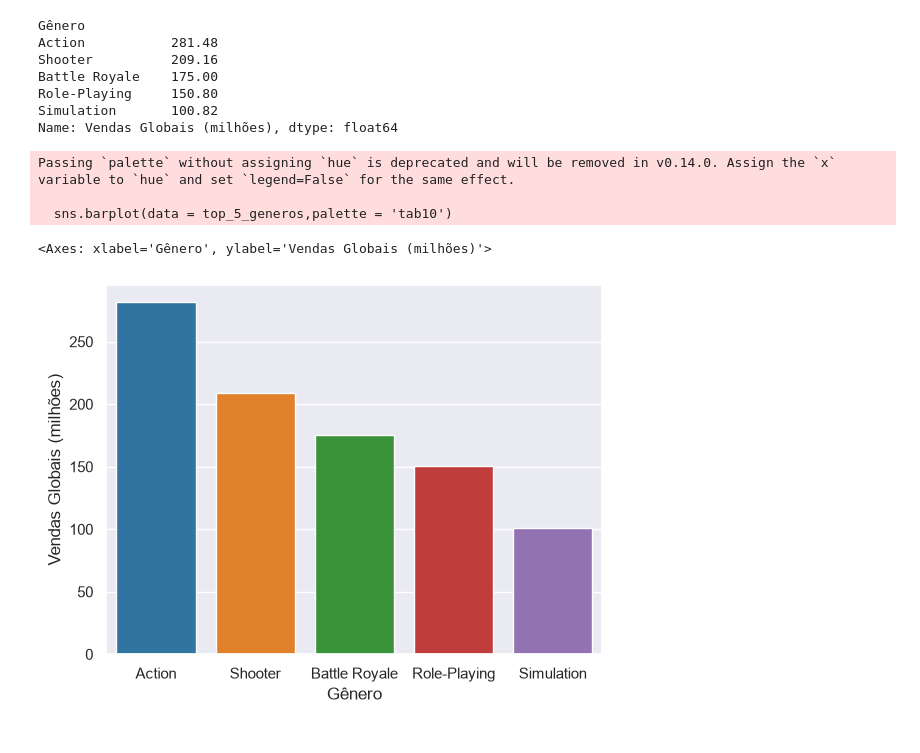
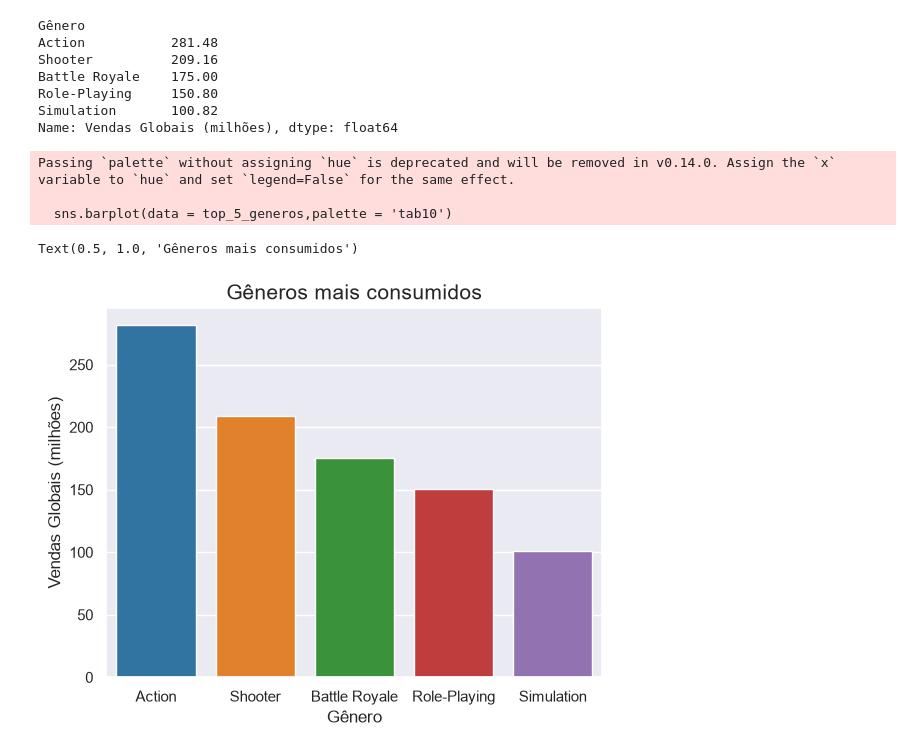
Before and after one commit to luckaiszin/projeto_solfacil_case_1, a Jupyter notebook: case.ipynb, the cells around one changed output. Saved outputs shown, nothing was run; the diff lists cells and outputs as text; code cells hidden in the pictures.

```diff
--- a/case.ipynb
+++ b/case.ipynb
@@ -183,12 +183,13 @@ Simulation       100.82
 Name: Vendas Globais (milhões), dtype: float64
 # %%
 sns.barplot(data = top_5_generos,palette = 'tab10')
+plt.title("Gêneros mais consumidos", fontsize = 15)
 # %% [output]
 Passing `palette` without assigning `hue` is deprecated and will be removed in v0.14.0. Assign the `x` variable to `hue` and set `legend=False` for the same effect.
 
   sns.barplot(data = top_5_generos,palette = 'tab10')
-<Axes: xlabel='Gênero', ylabel='Vendas Globais (milhões)'>
+Text(0.5, 1.0, 'Gêneros mais consumidos')
-[figure, old version]
+[figure, new version]
 # %%
 jogos_por_ano = df.groupby('Ano')
 # %%
```
Also changed, not shown: parts of 4 cells of this notebook, 1 other file.
